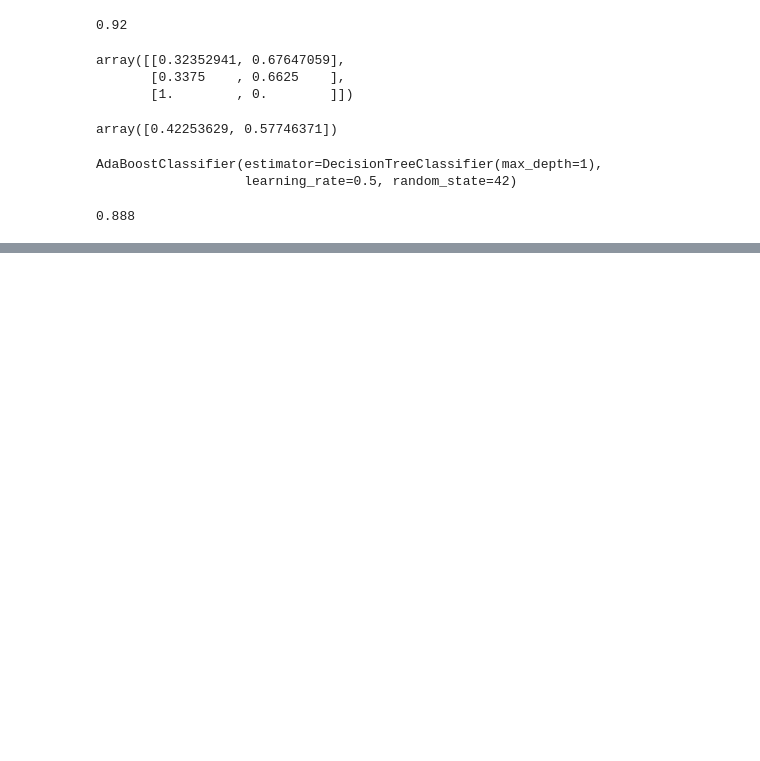
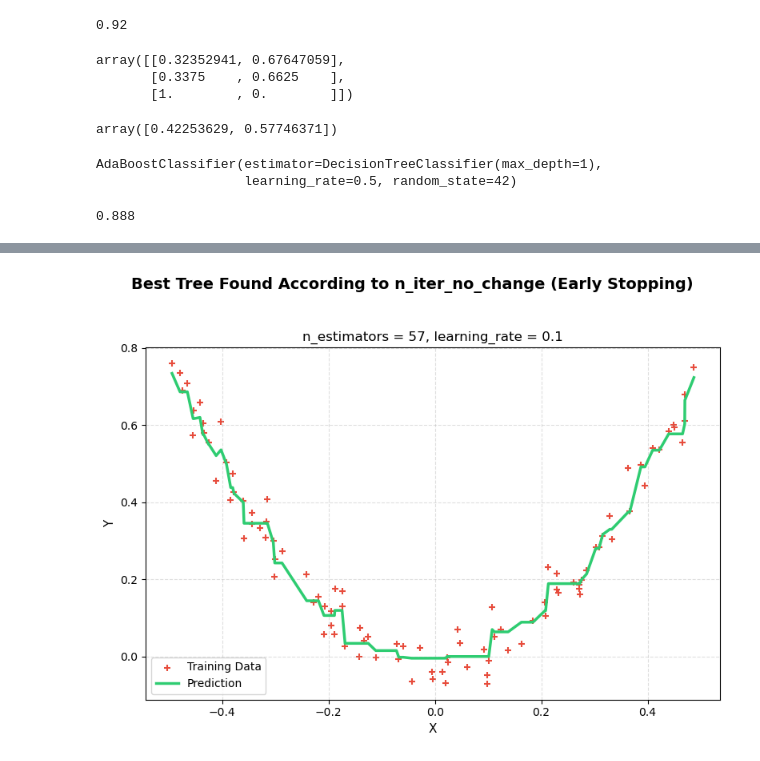
Before and after one commit to akshatkhatri/Machine_learning_playground, a Jupyter notebook: Chapter_7_geron/random_forests.ipynb, the cells around one changed output, grey strips where cells are left out. Cells and saved outputs as stored; diff of their text form; code cells hidden in the pictures; blank space fills up the shorter version.

```diff
--- a/Chapter_7_geron/random_forests.ipynb
+++ b/Chapter_7_geron/random_forests.ipynb
@@ -221,0 +363,20 @@ abc_clf.score(X_test,Y_test)
+# %%
+plt.figure(figsize=(8, 6))
+
+plt.scatter(X, Y, color='#e74c3c', marker='+', label="Training Data")
+
+plt.plot(X_sorted, gbrt_best.predict(X_sorted), color='#2ecc71', linewidth=2.5, label="Prediction")
+
+plt.title("n_estimators = 57, learning_rate = 0.1", fontsize=12)
+plt.suptitle("Best Tree Found According to n_iter_no_change (Early Stopping)", fontsize=14, weight='bold')
+
+plt.xlabel("X", fontsize=11)
+plt.ylabel("Y", fontsize=11)
+
+plt.legend()
+plt.tight_layout(rect=[0, 0, 1, 0.95])
+plt.grid(True, linestyle='--', alpha=0.4)
+
+plt.show()
+# %% [output]
+[figure, added]
```
Also changed, not shown: parts of 11 cells of this notebook.
